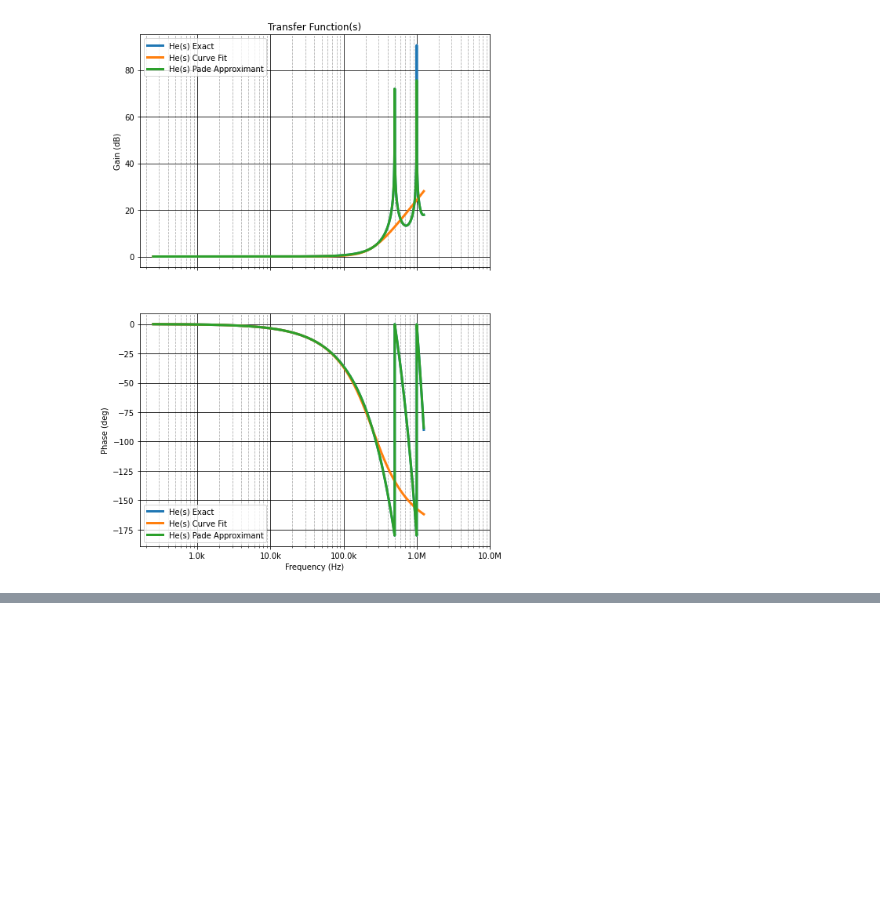
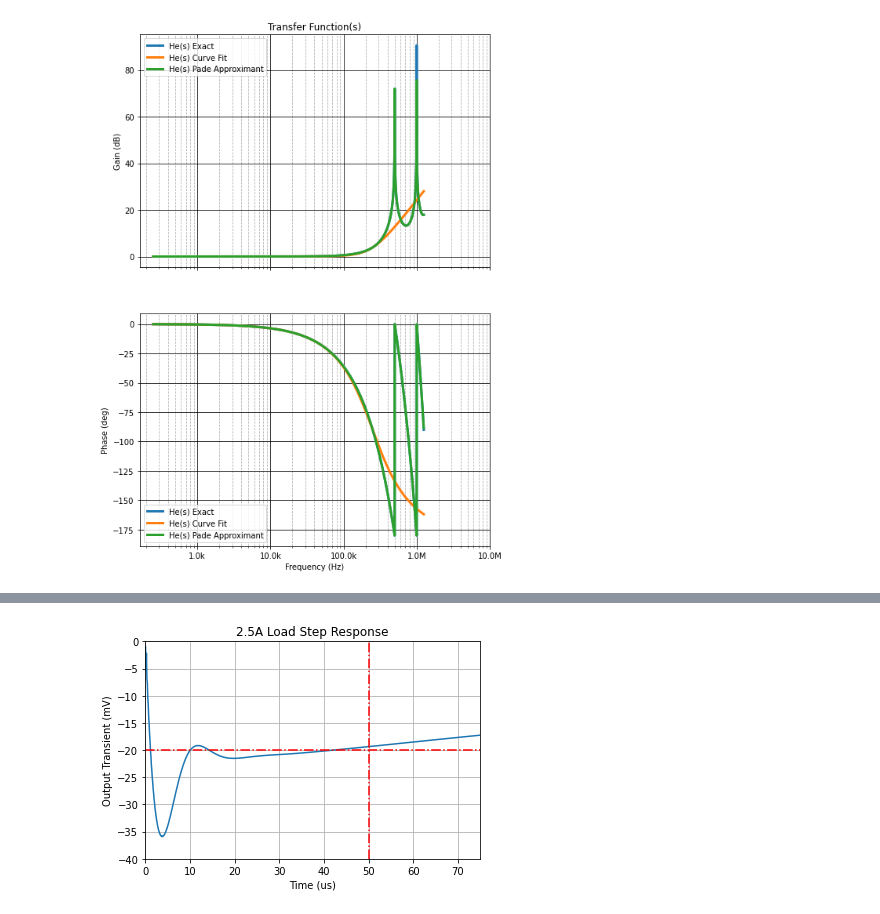
Before and after one commit to amosborne/buck-converter-stability, a Jupyter notebook: analysis.ipynb, the cells around one changed output, grey strips where cells are left out. Cells and saved outputs as stored; diff of their text form; code cells hidden in the pictures; blank space fills up the shorter version.

Commit message:
step response fft

```diff
--- a/analysis.ipynb
+++ b/analysis.ipynb
@@ -241,27 +229,37 @@ plotTF(
 # %%
-def step(tf, T, U, tstep):
+def step(tf, tstep, tfinal, ustep):
     # Define an n-point unit step U with duration T (two-sided).
-    n = int(T / tstep)
-    t = np.linspace(0, 2 * T, 2 * n) - T
-    u = U * np.ones(2 * n)
+    n = int(tfinal / tstep)
+    t = np.linspace(0, 2 * tfinal, 2 * n) - tfinal
+    u = ustep * np.ones(2 * n)
     u[t < 0] = 0
-    u[0] = U / 2
-    u[-1] = U / 2
+    u[0] = ustep / 2
+    u[-1] = ustep / 2
+    t += tstep
 
+    # Compute the step response via FFT.
     freq = fft.fftfreq(2 * n, tstep)
-    print(min(freq), max(freq))
     ufft = fft.fft(u)
     tf_fr = control.evalfr(tf, freq * math.tau * 1j)
-    tf_fr[freq > 250e3] = 0
     yfft = ufft * tf_fr
     y = np.real(fft.ifft(yfft))
+
+    # Extract one-sided step response.
+    t, y, u = t[t >= 0], y[t >= 0], u[t >= 0]
     return t, y, u
 # %%
-T = 50e-6
-t, y, u = step(Yexact, T, U=2.5, tstep=0.1e-6)
-fig, (axu, axy) = plt.subplots(nrows=2, sharex=True)
-axu.plot(t, u)
-axy.plot(t, y)
-plt.xlim(-10e-6, T)
-plt.show()
-print(min(y))
+t, y, u = step(Yexact, tstep=0.1e-6, tfinal=100e-3, ustep=2.5)
+plt.plot(t * 1e6, y * 1e3)
+
+tmax = tsettle_target * 1.5 * 1e6
+ylim = [-2 * vsettle_target * 1e3, 0]
+plt.xlim((0, tmax))
+plt.ylim(tuple(ylim))
+plt.plot([0, tmax], [-vsettle_target * 1e3, -vsettle_target * 1e3], "r-.")
+plt.plot([tsettle_target * 1e6, tsettle_target * 1e6], ylim, "r-.")
+plt.title("2.5A Load Step Response")
+plt.xlabel("Time (us)")
+plt.ylabel("Output Transient (mV)")
+plt.grid()
+# %% [output]
+[figure, added]
```
Also changed, not shown: parts of 13 cells of this notebook.
